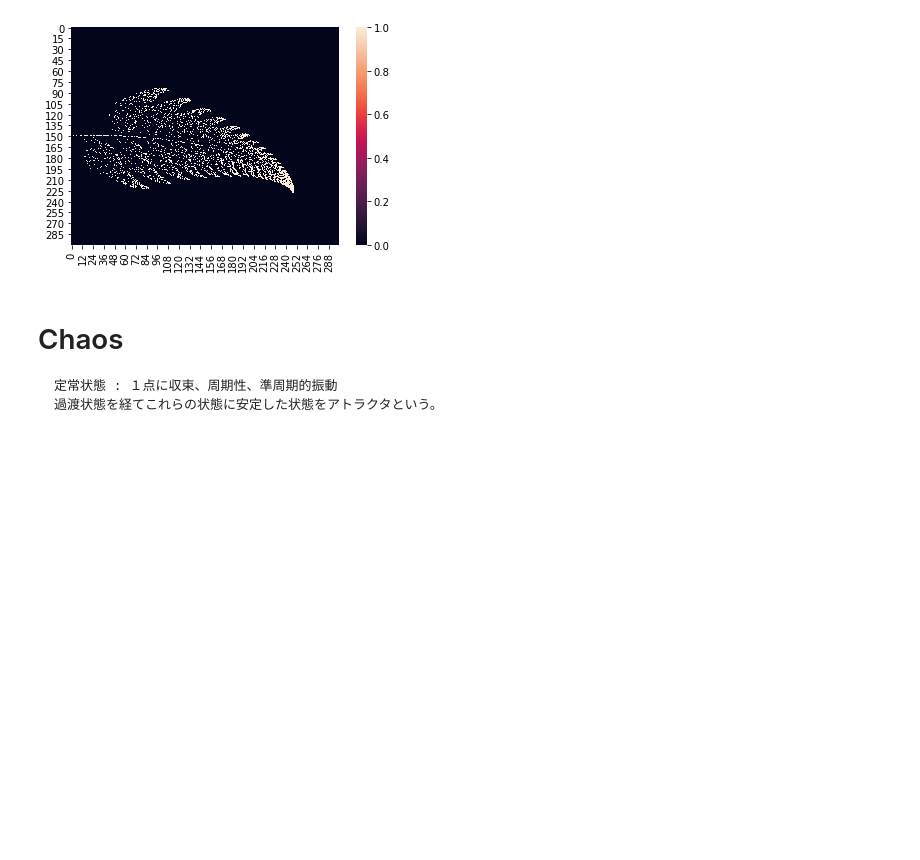
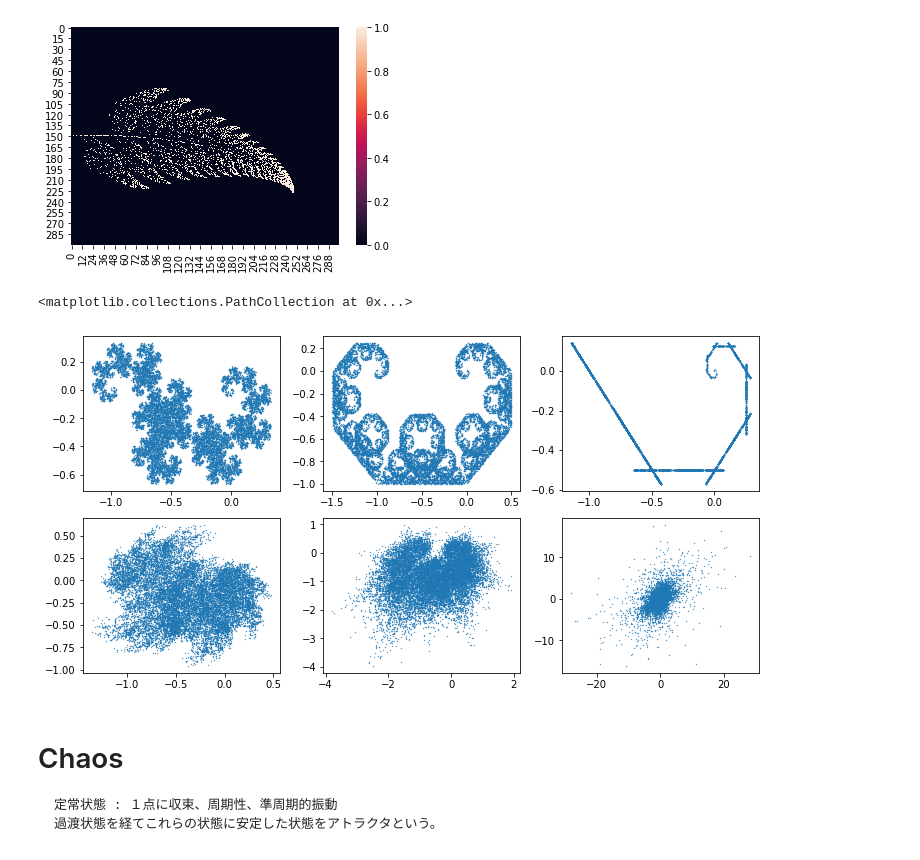
Before and after one commit to to-osaki/studying-python, a Jupyter notebook: ohmsha-python_computer_simulation_book/Chapter5.ipynb, the cells around one changed output. Saved outputs shown, nothing was run; the diff lists cells and outputs as text; code cells hidden in the pictures; blank space fills up the shorter version.

````diff
--- a/ohmsha-python_computer_simulation_book/Chapter5.ipynb
+++ b/ohmsha-python_computer_simulation_book/Chapter5.ipynb
@@ -186,6 +189,44 @@ sns.heatmap(arr, vmin = 0, vmax = 1)
 # %% [output]
 <matplotlib.axes._subplots.AxesSubplot at 0x...>
 [figure]
+# %%
+# ヘイウェイドラゴン、レヴィドラゴン
+# https://gihyo.jp/book/2021/978-4-297-12383-3
+def move(x, y, a):
+    r = np.random.rand()
+    if r > 0.5:
+        x_ = (x - y) / 2
+        y_ = (x + y) / 2
+    else:
+        x_ = -((x + a*y)/2 + 1)
+        y_ = (x - a*y) / 2
+    return x_, y_
+
+cnt = 2**14
+xs = np.zeros(cnt)
+ys = np.zeros(cnt)
+
+def draw(a):
+    xs[0] = ys[0] = 0
+    for i in range(1, cnt):
+        xs[i], ys[i] = move(xs[i-1], ys[i-1], a)
+# %%
+fig, ax = plt.subplots(2, 3, figsize=(10.0, 5.0), constrained_layout=True)
+draw(1)
+ax[0, 0].scatter(xs, ys, s = 0.125)
+draw(-1)
+ax[0, 1].scatter(xs, ys, s = 0.125)
+draw(0)
+ax[0, 2].scatter(xs, ys, s = 0.125)
+draw(1.5)
+ax[1, 0].scatter(xs, ys, s = 0.125)
+draw(-1.5)
+ax[1, 1].scatter(xs, ys, s = 0.125)
+draw(2.5)
+ax[1, 2].scatter(xs, ys, s = 0.125)
+# %% [output]
+<matplotlib.collections.PathCollection at 0x...>
+[figure, added]
 # %% [markdown]
 # Chaos
 ```
````
Also changed, not shown: parts of 9 cells of this notebook.
